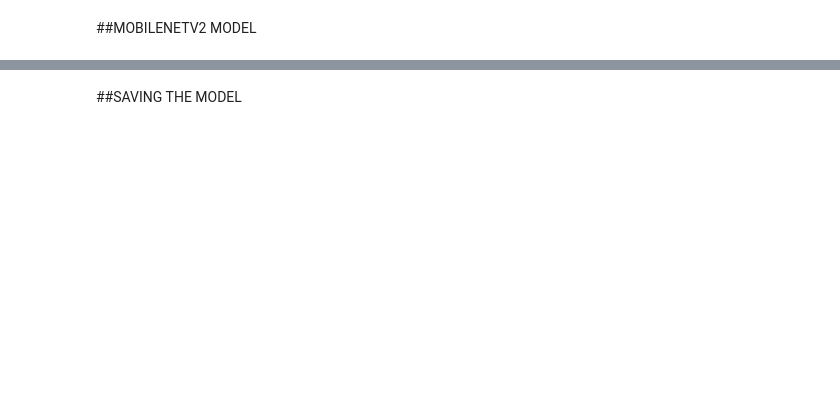
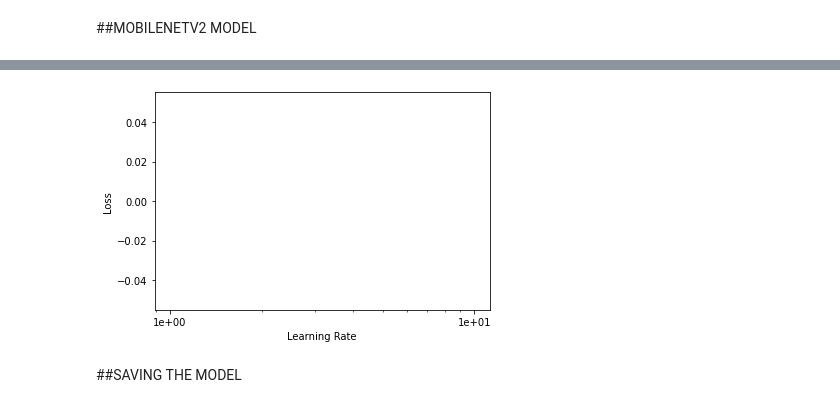
Before and after one commit to nupur1262/trying_face_detection, a Jupyter notebook: Training.ipynb, the cells around one changed output, grey strips where cells are left out. Drawn from its saved outputs; the diff is of its cells as text; code cells hidden in the pictures; blank space fills up the shorter version.

```diff
--- a/Training.ipynb
+++ b/Training.ipynb
@@ -98,4 +114,4 @@ learn.recorder.plot()
 # %% [markdown]
 ##MOBILENETV2 MODEL
 # %%
-mobilenetv2_learn.fit_one_cycle(8)
+mobilenetv2_learn.fit_one_cycle(4)
@@ -116,4 +150,6 @@ learn.lr_find()
 # %%
-learn.recorder.plot()
+mobilenetv2_learn.recorder.plot()
+# %% [output]
+[figure, added]
 # %% [markdown]
 ##SAVING THE MODEL
```
Also changed, not shown: parts of 25 cells of this notebook.
